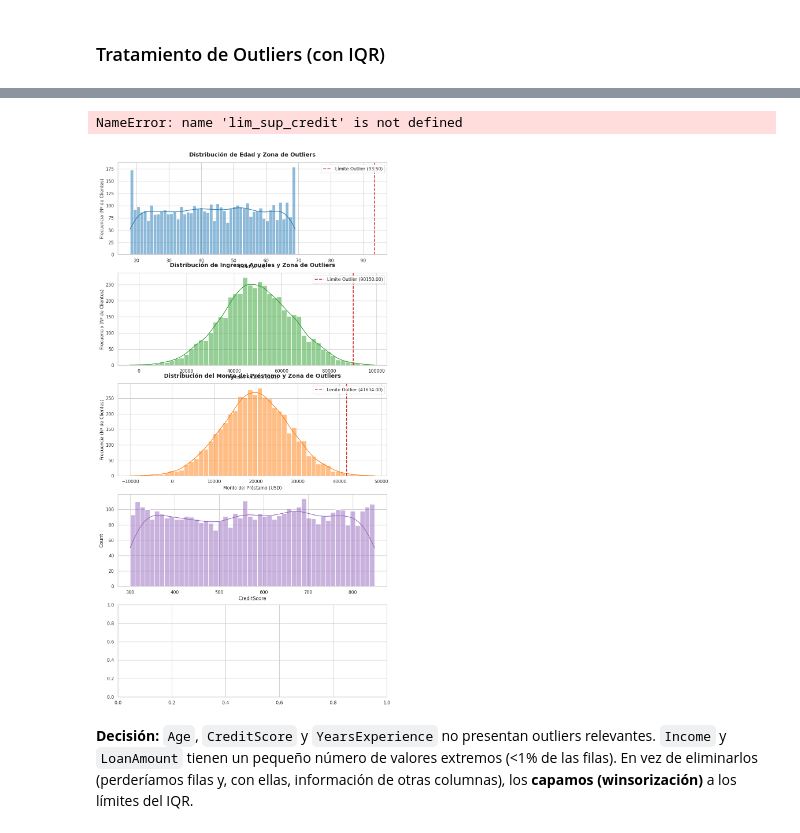
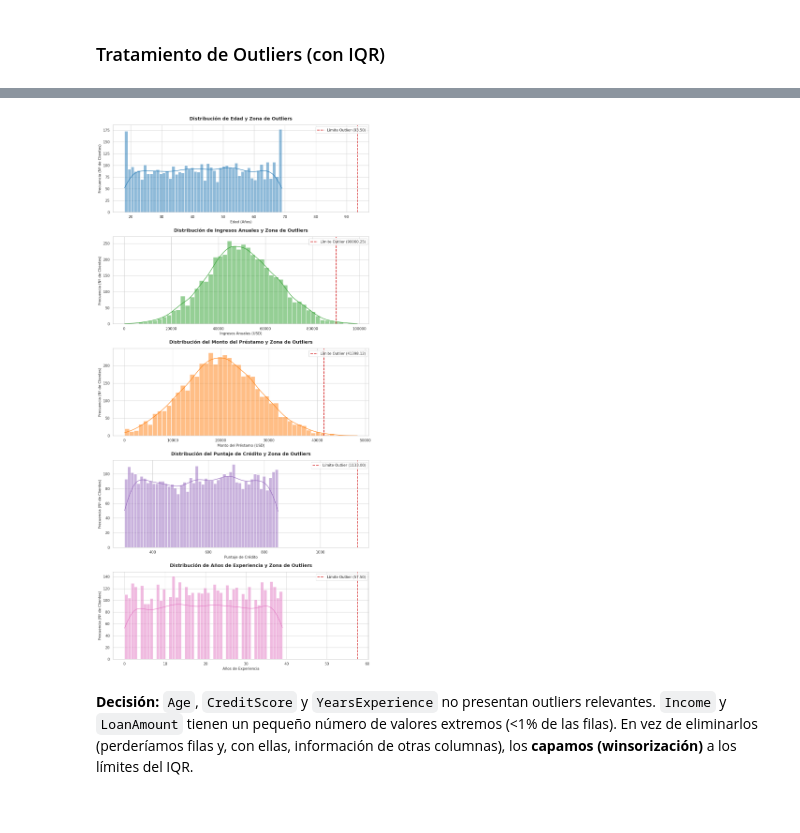
Before and after one commit to nsfacila/Loan_risk_prediction_ML, a Jupyter notebook: DA_project_classification_parte01_Grupo4.ipynb, the cells around one changed output, grey strips where cells are left out. Drawn from its saved outputs; the diff is of its cells as text; code cells hidden in the pictures.

```diff
--- a/DA_project_classification_parte01_Grupo4.ipynb
+++ b/DA_project_classification_parte01_Grupo4.ipynb
@@ -415,7 +431,7 @@ fig, axes = plt.subplots(5, 1, figsize=(12, 24))
 base_color = "#1f77b4"  # Azul
 alert_color = "#d62728" # Rojo
 
-# --- 1. GRÁFICO: EDAD (Age) ---
+# GRÁFICO: EDAD (Age)
 sns.histplot(ax=axes[0], data=df, x='Age', kde=True, color=base_color, bins=50)
 axes[0].axvline(lim_sup_age, color=alert_color, linestyle="--", linewidth=2, label=f'Límite Outlier ({lim_sup_age:.2f})')
 axes[0].set_title('Distribución de Edad y Zona de Outliers', fontsize=14, fontweight='bold', pad=15)
@@ -430,65 +446,37 @@ axes[1].set_title('Distribución de Ingresos Anuales y Zona de Outliers', fontsi
 axes[1].set_xlabel('Ingresos Anuales (USD)', fontsize=11)
 axes[1].set_ylabel('Frecuencia (Nº de Clientes)', fontsize=11)
 axes[1].legend(fontsize=11, loc='upper right')
 
 # GRÁFICO: MONTO DEL PRÉSTAMO (LoanAmount)
 sns.histplot(ax=axes[2], data=df, x='LoanAmount', kde=True, color="#ff7f0e", bins=50)
-axes[2].axvline(lim_sup_loan, color=alert_color, linestyle="--", linewidth=2, label=f'Límite Outlier ({lim_sup_loan:.2f})')
+axes[2].axvline(lim_sup_restaurant_loanAmount, color=alert_color, linestyle="--", linewidth=2, label=f'Límite Outlier ({lim_sup_restaurant_loanAmount:.2f})')
 axes[2].set_title('Distribución del Monto del Préstamo y Zona de Outliers', fontsize=14, fontweight='bold', pad=15)
 axes[2].set_xlabel('Monto del Préstamo (USD)', fontsize=11)
 axes[2].set_ylabel('Frecuencia (Nº de Clientes)', fontsize=11)
 axes[2].legend(fontsize=11, loc='upper right')
 
 # GRÁFICO: HISTORIAL CREDITICIO (CreditScore)
 sns.histplot(ax=axes[3], data=df, x='CreditScore', kde=True, color="#9467bd", bins=50)
-axes[3].axvline(lim_sup_credit, color=alert_color, linestyle="--", linewidth=2, label=f'Límite Outlier ({lim_sup_credit:.2f})')
+axes[3].axvline(lim_sup_restaurant_creditScore, color=alert_color, linestyle="--", linewidth=2, label=f'Límite Outlier ({lim_sup_restaurant_creditScore:.2f})')
 axes[3].set_title('Distribución del Puntaje de Crédito y Zona de Outliers', fontsize=14, fontweight='bold', pad=15)
 axes[3].set_xlabel('Puntaje de Crédito', fontsize=11)
 axes[3].set_ylabel('Frecuencia (Nº de Clientes)', fontsize=11)
 axes[3].legend(fontsize=11, loc='upper right')
 
 # GRÁFICO: EXPERIENCIA LABORAL (YearsExperience)
 sns.histplot(ax=axes[4], data=df, x='YearsExperience', kde=True, color="#e377c2", bins=50)
-axes[4].axvline(lim_sup_experience, color=alert_color, linestyle="--", linewidth=2, label=f'Límite Outlier ({lim_sup_experience:.2f})')
+axes[4].axvline(lim_sup_restaurant_yearsExperience, color=alert_color, linestyle="--", linewidth=2, label=f'Límite Outlier ({lim_sup_restaurant_yearsExperience:.2f})')
 axes[4].set_title('Distribución de Años de Experiencia y Zona de Outliers', fontsize=14, fontweight='bold', pad=15)
 axes[4].set_xlabel('Años de Experiencia', fontsize=11)
 axes[4].set_ylabel('Frecuencia (Nº de Clientes)', fontsize=11)
 axes[4].legend(fontsize=11, loc='upper right')
 
 # Ajustar y guardar el resultado
 plt.tight_layout()
 plt.savefig('assets/histogramas_outliers.png', dpi=110, bbox_inches='tight')
 plt.show()
-# GRÁFICO: Age
-sns.histplot(ax=axes[0], data=df, x='total_trip_spend_usd', kde=True, color=base_color, bins=50)
-axes[0].axvline(lim_sup_age, color=alert_color, linestyle="--", linewidth=2, label=f'Límite Outlier ({lim_sup_age:.2f})')
-axes[0].set_title('Distribución de Gasto Total del Viaje y Zona de Outliers', fontsize=14, fontweight='bold', pad=15)
-axes[0].set_xlabel('Gasto Total (USD)', fontsize=11)
-axes[0].set_ylabel('Frecuencia (Nº de Viajes)', fontsize=11)
-axes[0].legend(fontsize=11, loc='upper right')
-
-# GRÁFICO: PRESUPUESTO POR PERSONA
-sns.histplot(ax=axes[1], data=df, x='budget_per_person_usd', kde=True, color="#2ca02c", bins=50)
-axes[1].axvline(lim_sup_budget, color=alert_color, linestyle="--", linewidth=2, label=f'Límite Outlier ({lim_sup_budget:.2f})')
-axes[1].set_title('Distribución de Presupuesto por Persona y Zona de Outliers', fontsize=14, fontweight='bold', pad=15)
-axes[1].set_xlabel('Presupuesto por Persona (USD)', fontsize=11)
-axes[1].set_ylabel('Frecuencia (Nº de Viajes)', fontsize=11)
-axes[1].legend(fontsize=11, loc='upper right')
-
-#  GRÁFICO: GASTO EN RESTAURANTES
-sns.histplot(ax=axes[2], data=df, x='restaurant_spend_per_day_usd', kde=True, color="#ff7f0e", bins=50)
-axes[2].axvline(lim_sup_restaurant_spend, color=alert_color, linestyle="--", linewidth=2, label=f'Límite Outlier ({lim_sup_restaurant_spend:.2f})')
-axes[2].set_title('Distribución de Gasto Diario en Restaurantes y Zona de Outliers', fontsize=14, fontweight='bold', pad=15)
-axes[2].set_xlabel('Gasto Diario en Restaurantes (USD)', fontsize=11)
-axes[2].set_ylabel('Frecuencia (Nº de Viajes)', fontsize=11)
-axes[2].legend(fontsize=11, loc='upper right')
-
-# Ajustar espacios para que no se pisen los títulos
-plt.tight_layout()
-plt.show()
 # %% [output]
-NameError: name 'lim_sup_credit' is not defined
-[figure, old version]
+[figure, new version]
 # %% [markdown]
 **Decisión:** `Age`, `CreditScore` y `YearsExperience` no presentan
 outliers relevantes. `Income` y `LoanAmount` tienen un pequeño número de valores extremos (<1% de las filas). En vez de eliminarlos (perderíamos filas y, con ellas, información de otras columnas), los **capamos (winsorización)** a los límites del IQR.
```
Also changed, not shown: parts of 14 cells of this notebook, 3 other files.
